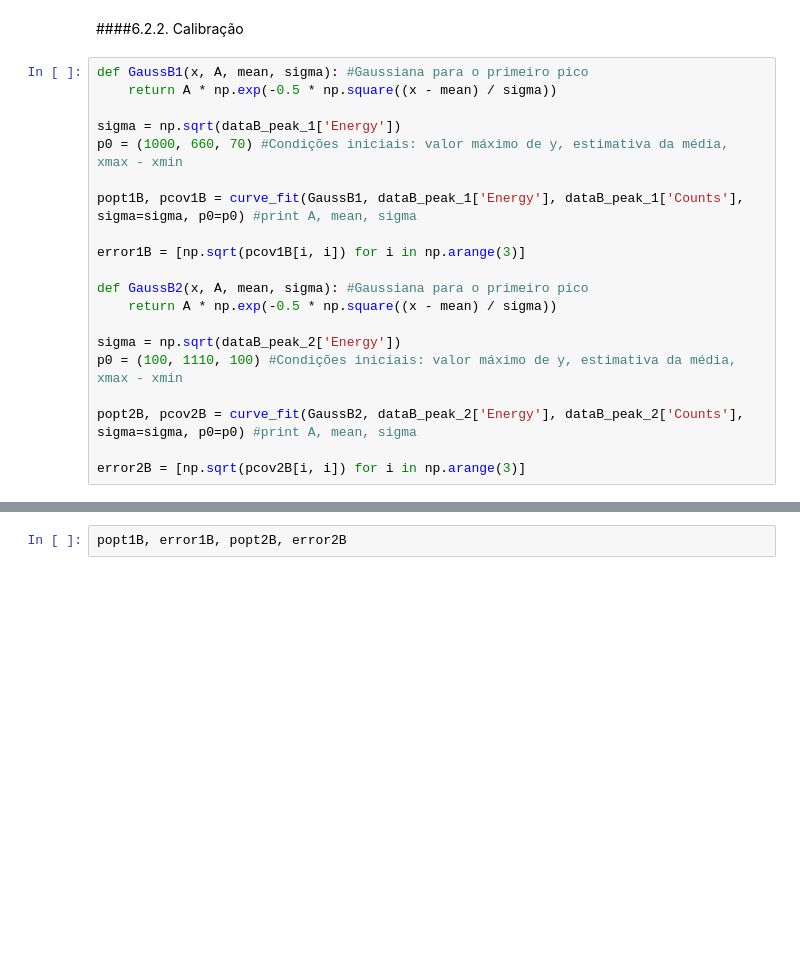
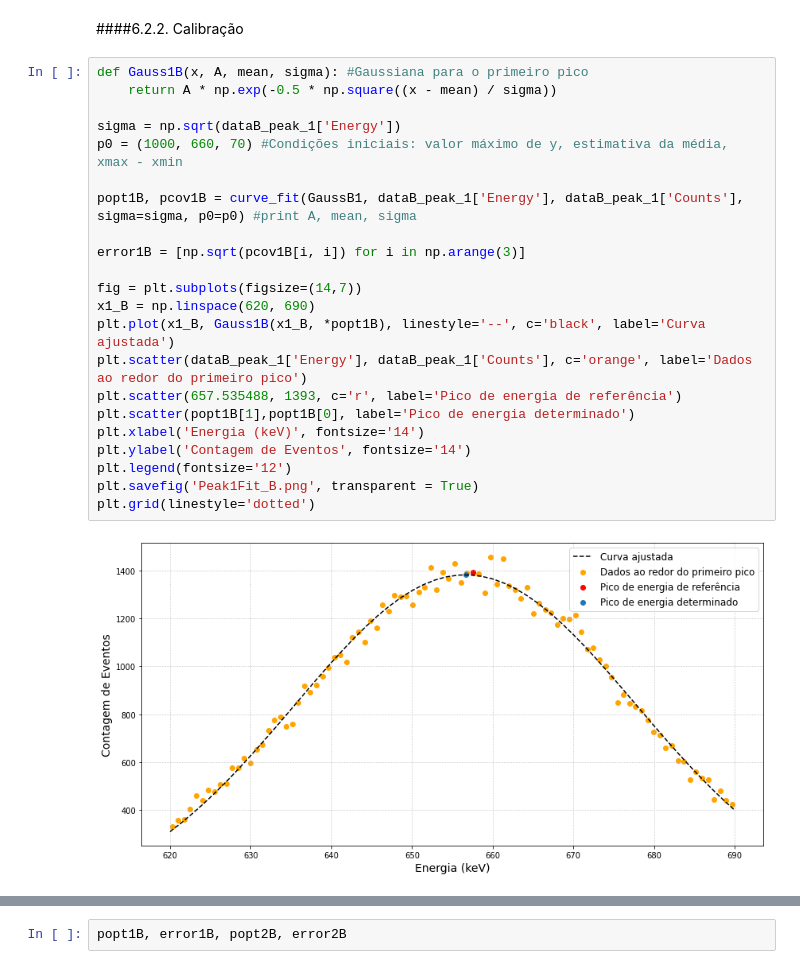
Before and after one commit to goulartsursula/DisciplinasUERJ, a Jupyter notebook: Estrutura da Materia 3/EspectroscopiaGama.ipynb, the cells around one changed output, grey strips where cells are left out. Drawn from its saved outputs; the diff is of its cells as text; blank space fills up the shorter version.

```diff
--- a/Estrutura da Materia 3/EspectroscopiaGama.ipynb
+++ b/Estrutura da Materia 3/EspectroscopiaGama.ipynb
@@ -554,22 +570,26 @@ plt.grid(linestyle='dotted')
 # %% [markdown]
 ####6.2.2. Calibração
 # %%
-def GaussB1(x, A, mean, sigma): #Gaussiana para o primeiro pico
+def Gauss1B(x, A, mean, sigma): #Gaussiana para o primeiro pico
     return A * np.exp(-0.5 * np.square((x - mean) / sigma))
 
 sigma = np.sqrt(dataB_peak_1['Energy'])
 p0 = (1000, 660, 70) #Condições iniciais: valor máximo de y, estimativa da média, xmax - xmin
 
 popt1B, pcov1B = curve_fit(GaussB1, dataB_peak_1['Energy'], dataB_peak_1['Counts'], sigma=sigma, p0=p0) #print A, mean, sigma
 
 error1B = [np.sqrt(pcov1B[i, i]) for i in np.arange(3)]
 
-def GaussB2(x, A, mean, sigma): #Gaussiana para o primeiro pico
-    return A * np.exp(-0.5 * np.square((x - mean) / sigma))
-
-sigma = np.sqrt(dataB_peak_2['Energy'])
-p0 = (100, 1110, 100) #Condições iniciais: valor máximo de y, estimativa da média, xmax - xmin
-
-popt2B, pcov2B = curve_fit(GaussB2, dataB_peak_2['Energy'], dataB_peak_2['Counts'], sigma=sigma, p0=p0) #print A, mean, sigma
-
-error2B = [np.sqrt(pcov2B[i, i]) for i in np.arange(3)]
+fig = plt.subplots(figsize=(14,7))
+x1_B = np.linspace(620, 690)
+plt.plot(x1_B, Gauss1B(x1_B, *popt1B), linestyle='--', c='black', label='Curva ajustada')
+plt.scatter(dataB_peak_1['Energy'], dataB_peak_1['Counts'], c='orange', label='Dados ao redor do primeiro pico')
+plt.scatter(657.535488, 1393, c='r', label='Pico de energia de referência')
+plt.scatter(popt1B[1],popt1B[0], label='Pico de energia determinado')
+plt.xlabel('Energia (keV)', fontsize='14')
+plt.ylabel('Contagem de Eventos', fontsize='14')
+plt.legend(fontsize='12')
+plt.savefig('Peak1Fit_B.png', transparent = True)
+plt.grid(linestyle='dotted')
+# %% [output]
+[figure, added]
```
Also changed, not shown: parts of 12 cells of this notebook.
